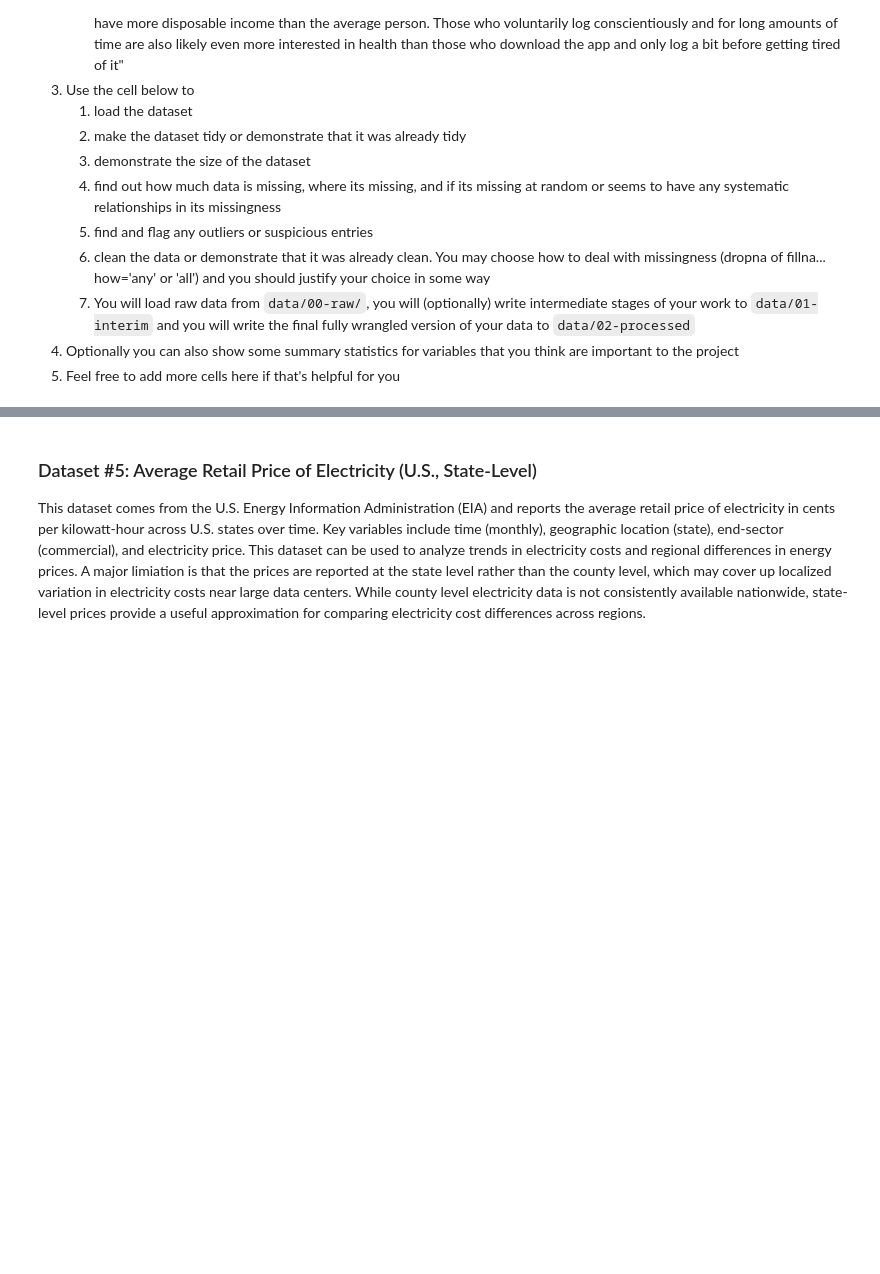
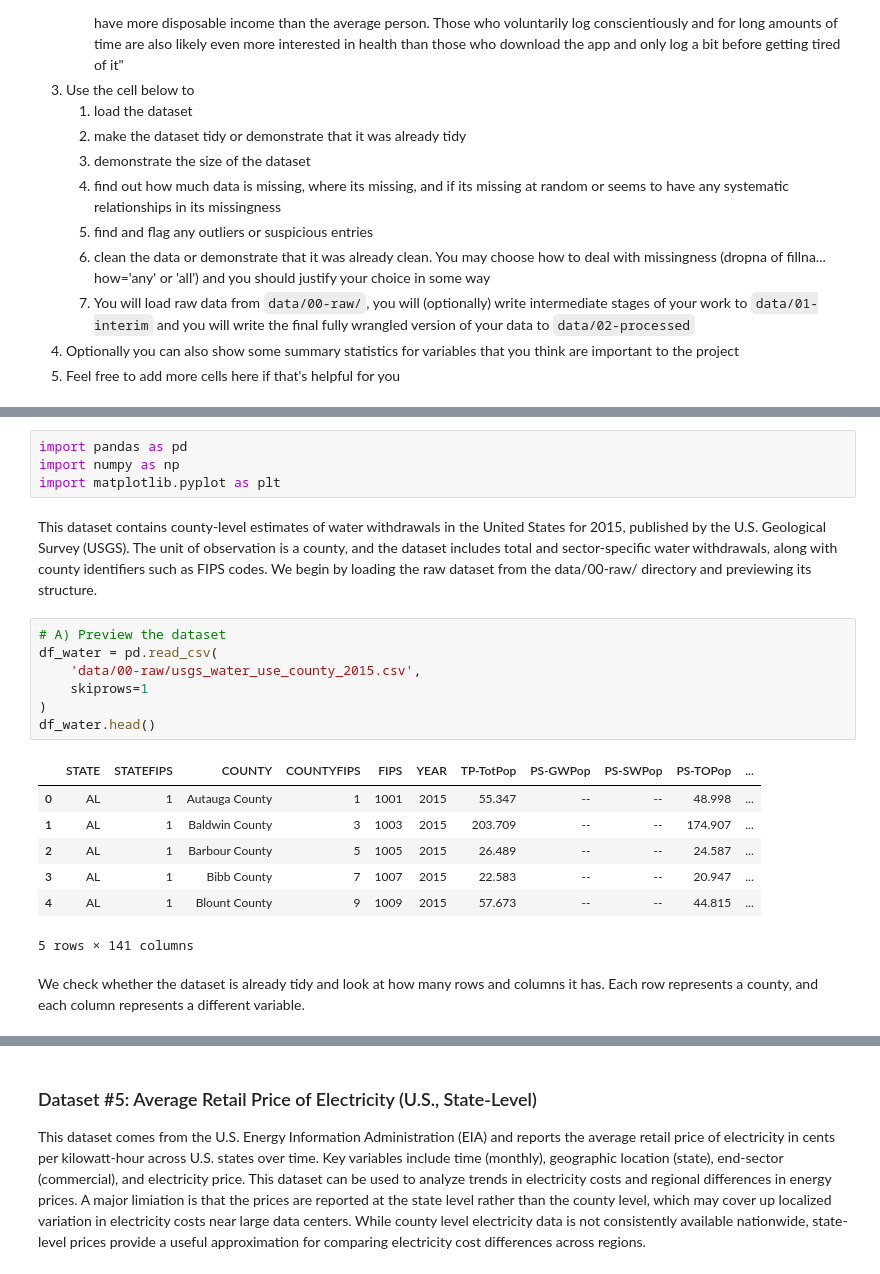
Before and after one commit to COGS108/Group147_WI26, a Jupyter notebook: 01-DataCheckpoint.ipynb, the cells around one changed output, grey strips where cells are left out. Saved outputs shown, nothing was run; the diff lists cells and outputs as text; blank space fills up the shorter version.

Commit message:
New data set

```diff
--- a/01-DataCheckpoint.ipynb
+++ b/01-DataCheckpoint.ipynb
@@ -639,0 +664,23 @@ Instructions:
+# %%
+import pandas as pd
+import numpy as np
+import matplotlib.pyplot as plt
+# %% [markdown]
+This dataset contains county-level estimates of water withdrawals in the United States for 2015, published by the U.S. Geological Survey (USGS). The unit of observation is a county, and the dataset includes total and sector-specific water withdrawals, along with county identifiers such as FIPS codes. We begin by loading the raw dataset from the data/00-raw/ directory and previewing its structure.
+# %%
+# A) Preview the dataset
+df_water = pd.read_csv(
+    'data/00-raw/usgs_water_use_county_2015.csv',
+    skiprows=1
+)
+df_water.head()
+# %% [output]
+|  | STATE | STATEFIPS | COUNTY | COUNTYFIPS | FIPS | YEAR | TP-TotPop | PS-GWPop | PS-SWPop | PS-TOPop | ... |
+| 0 | AL | 1 | Autauga County | 1 | 1001 | 2015 | 55.347 | -- | -- | 48.998 | ... |
+| 1 | AL | 1 | Baldwin County | 3 | 1003 | 2015 | 203.709 | -- | -- | 174.907 | ... |
+| 2 | AL | 1 | Barbour County | 5 | 1005 | 2015 | 26.489 | -- | -- | 24.587 | ... |
+| 3 | AL | 1 | Bibb County | 7 | 1007 | 2015 | 22.583 | -- | -- | 20.947 | ... |
+| 4 | AL | 1 | Blount County | 9 | 1009 | 2015 | 57.673 | -- | -- | 44.815 | ... |
+5 rows × 141 columns
+# %% [markdown]
+We check whether the dataset is already tidy and look at how many rows and columns it has. Each row represents a county, and each column represents a different variable.
```
Also changed, not shown: parts of 14 cells of this notebook.
